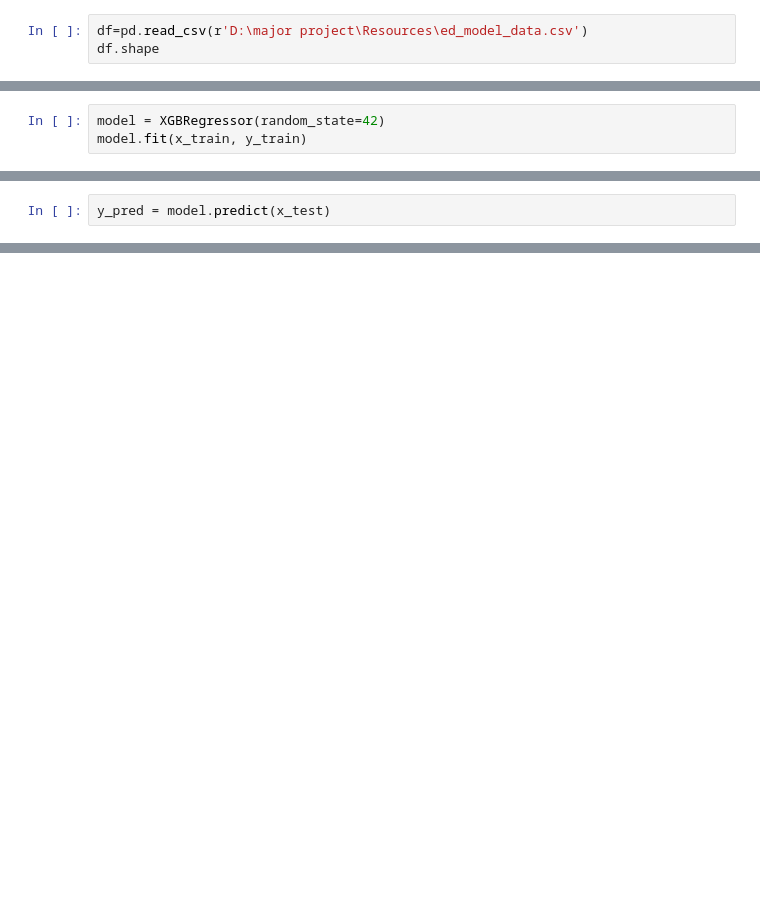
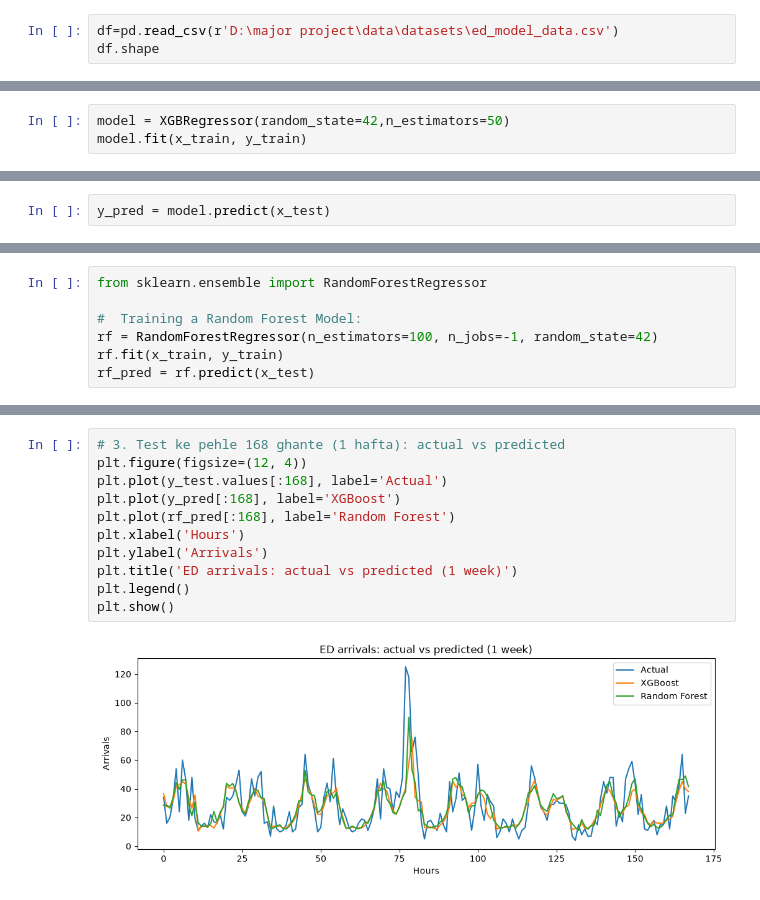
Before and after one commit to Ishaan0901/Major_Project_RAG, a Jupyter notebook: ML/main.ipynb, the cells around one changed output, grey strips where cells are left out. Cells and saved outputs as stored; diff of their text form; blank space fills up the shorter version.

Commit message:
trained and saved ML model

```diff
--- a/ML/main.ipynb
+++ b/ML/main.ipynb
@@ -4,7 +6,7 @@ from xgboost import XGBRegressor
 from sklearn.model_selection import train_test_split
 from sklearn.metrics import mean_absolute_error, root_mean_squared_error
 # %%
-df=pd.read_csv(r'D:\major project\Resources\ed_model_data.csv')
+df=pd.read_csv(r'D:\major project\data\datasets\ed_model_data.csv')
 df.shape
 # %% [output]
 (24168, 16)
@@ -25,5 +29,5 @@ x_train, x_test, y_train, y_test = train_test_split(x, y, test_size=0.2, shuffle
 # %%
-model = XGBRegressor(random_state=42)
+model = XGBRegressor(random_state=42,n_estimators=50)
 model.fit(x_train, y_train)
 # %% [output]
 XGBRegressor(base_score=None, booster=None, callbacks=None,
@@ -52,0 +61,7 @@ Baseline MAE (lag_168): 11.588953247827886
+# %%
+from sklearn.ensemble import RandomForestRegressor
+
+#  Training a Random Forest Model:
+rf = RandomForestRegressor(n_estimators=100, n_jobs=-1, random_state=42)
+rf.fit(x_train, y_train)
+rf_pred = rf.predict(x_test)
@@ -52,0 +80,13 @@ Baseline MAE (lag_168): 11.588953247827886
+# %%
+# 3. Test ke pehle 168 ghante (1 hafta): actual vs predicted
+plt.figure(figsize=(12, 4))
+plt.plot(y_test.values[:168], label='Actual')
+plt.plot(y_pred[:168], label='XGBoost')
+plt.plot(rf_pred[:168], label='Random Forest')
+plt.xlabel('Hours')
+plt.ylabel('Arrivals')
+plt.title('ED arrivals: actual vs predicted (1 week)')
+plt.legend()
+plt.show()
+# %% [output]
+[figure, added]
```
Also changed, not shown: parts of 13 cells of this notebook, 7 other files.
